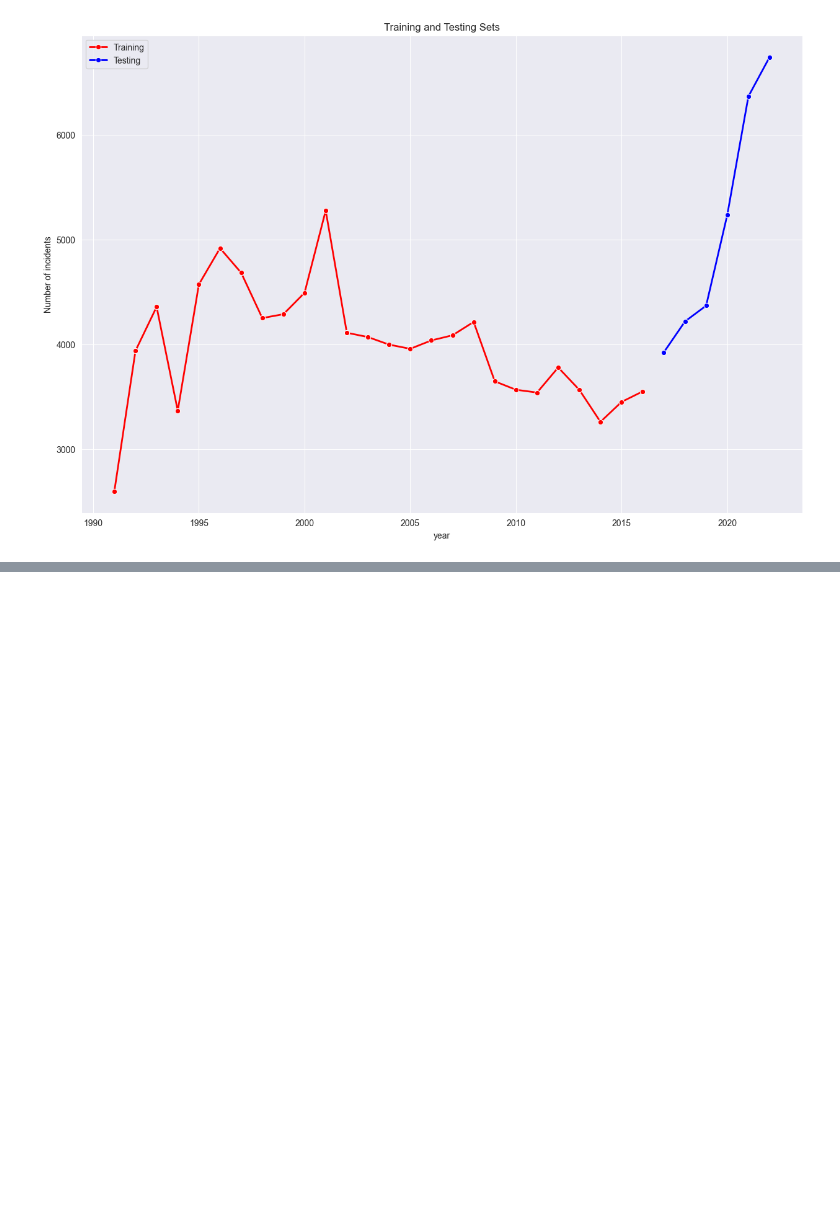
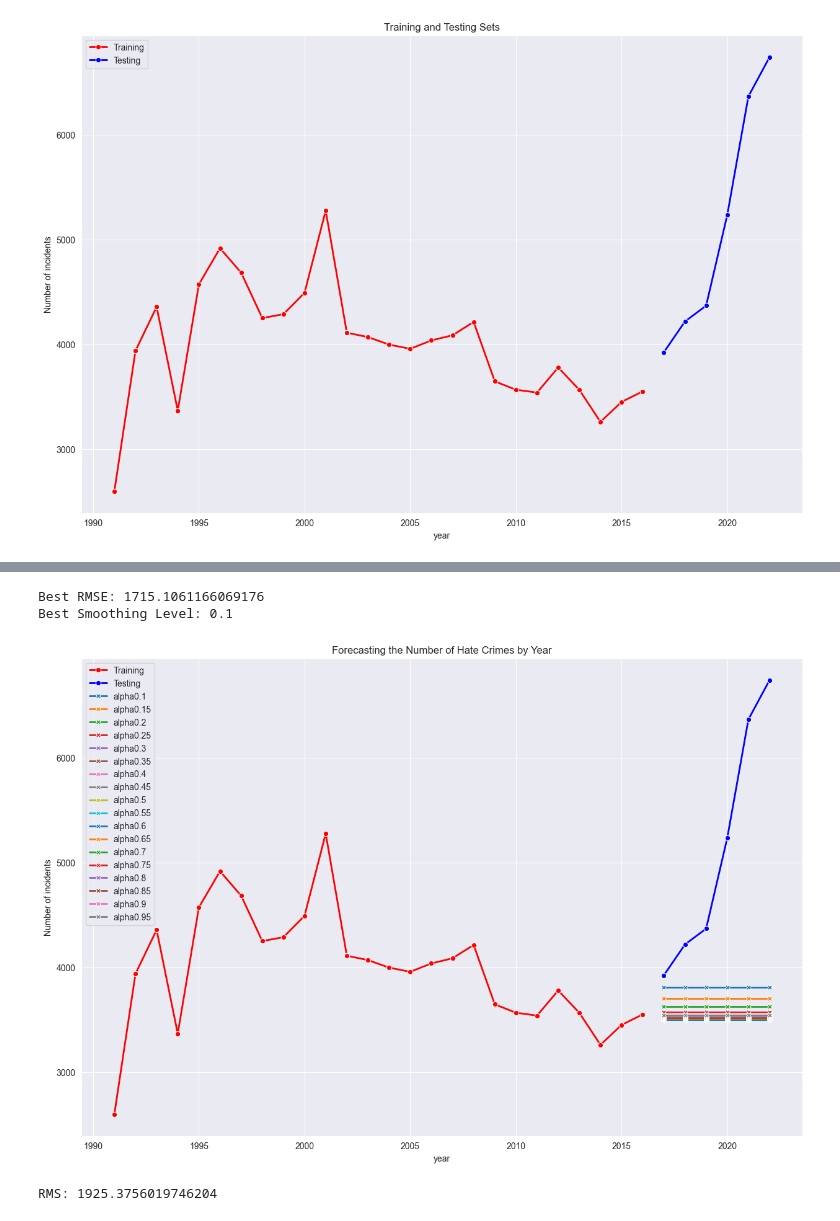
Before and after one commit to UWI-Zess/COMP6940-Project, a Jupyter notebook: models/forecasting_model.ipynb, the cells around one changed output, grey strips where cells are left out. Saved outputs shown, nothing was run; the diff lists cells and outputs as text; code cells hidden in the pictures; blank space fills up the shorter version.

```diff
--- a/models/forecasting_model.ipynb
+++ b/models/forecasting_model.ipynb
@@ -658,0 +598,50 @@ OutOfBoundsDatetime: Out of bounds nanosecond timestamp: 3992-12-31 00:00:00
+# %%
+# now try with simple exponential smoothing
+from statsmodels.tsa.holtwinters import SimpleExpSmoothing, Holt
+
+best_rmse = 100000000
+best_params = 0
+max_alpha = 1
+alpha = 0.1
+ses_preds = []
+while alpha <= max_alpha:
+    model = SimpleExpSmoothing(train['Number of incidents'], initialization_method='estimated')
+    model_fit = model.fit(smoothing_level=alpha)
+    y_hat_avg = test.copy()
+    y_hat_avg['SES'] = model_fit.forecast(len(test))
+    ses_preds.append(y_hat_avg)
+    rms = sqrt(mean_squared_error(test['Number of incidents'], y_hat_avg.SES))
+    if rms < best_rmse:
+        best_rmse = rms
+        best_params = alpha
+    alpha += 0.05
+
+print('Best RMSE:', best_rmse)
+print('Best Smoothing Level:', best_params)
+# %% [output]
+Best RMSE: 1715.1061166069176
+Best Smoothing Level: 0.1
+# %%
+# plot all the predictions for each alpha value
+plt.figure(figsize=(15, 10))
+sns.lineplot(data=train, x='year', y='Number of incidents', linewidth=2, marker='o', color='red', label='Training')
+sns.lineplot(data=test, x='year', y='Number of incidents', linewidth=2, marker='o', color='blue', label='Testing')
+a = 0.1
+for i in range(len(ses_preds)):
+    sns.lineplot(data=ses_preds[i], x='year', y='SES', linewidth=2, marker='X', label='alpha' + str(round(a, 2)))
+    plt.title('Forecasting the Number of Hate Crimes by Year')
+    a += 0.05
+# %% [output]
+[figure, added]
+# %%
+# fit the model with the best alpha value
+model_ses = SimpleExpSmoothing(train['Number of incidents'], initialization_method='estimated')
+model_fit_ses = model_ses.fit(smoothing_level=best_params)
+
+y_hat_avg = test.copy()
+y_hat_avg['SES'] = model_fit_ses.forecast(len(test))
+rms_ses = sqrt(mean_squared_error(test['Number of incidents'], y_hat_avg.SES))
+
+print('RMS:', rms)
+# %% [output]
+RMS: 1925.3756019746204
```
Also changed, not shown: parts of 25 cells of this notebook.
